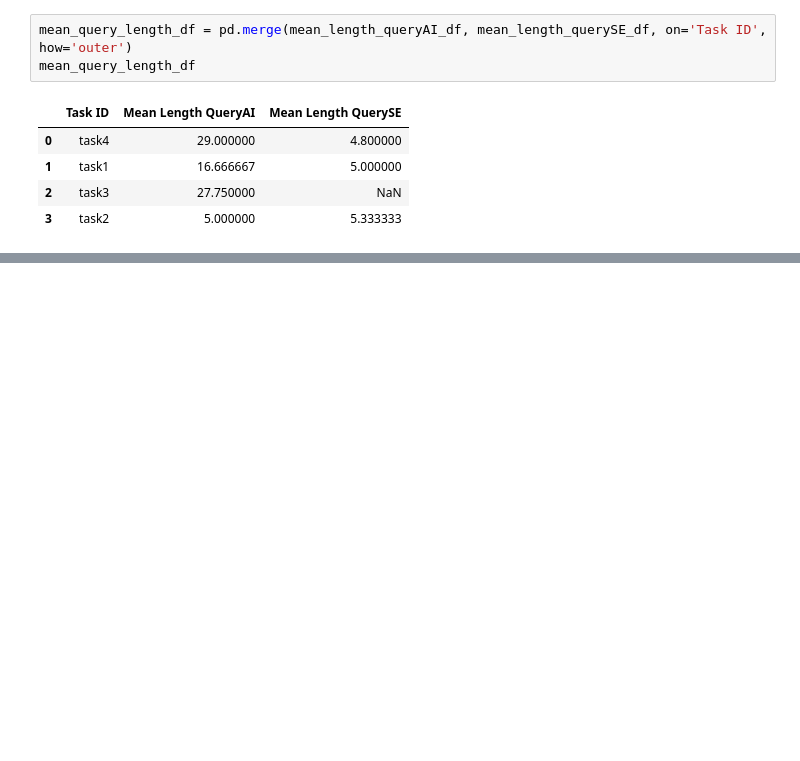
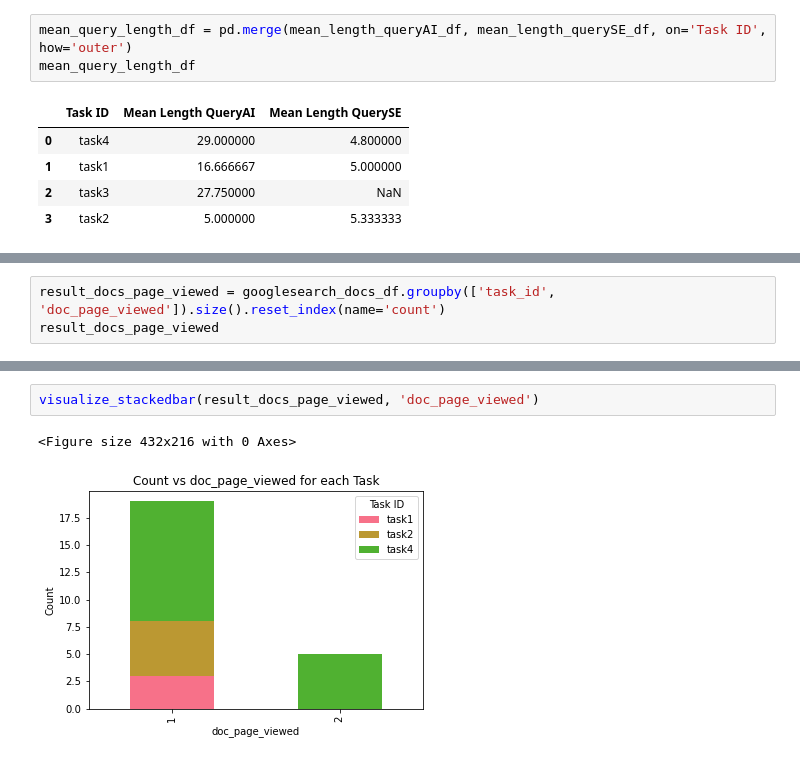
Before and after one commit to nguyetha79/FIRSURVEY-Data-Analysis, a Jupyter notebook: results.ipynb, the cells around one changed output, grey strips where cells are left out. Drawn from its saved outputs; the diff is of its cells as text; blank space fills up the shorter version.

```diff
--- a/results.ipynb
+++ b/results.ipynb
@@ -691,0 +742,3 @@ googlesearch_docs_df.head(10)
+# %%
+result_docs_page_viewed = googlesearch_docs_df.groupby(['task_id', 'doc_page_viewed']).size().reset_index(name='count')
+result_docs_page_viewed
@@ -691,0 +769,5 @@ googlesearch_docs_df.head(10)
+# %%
+visualize_stackedbar(result_docs_page_viewed, 'doc_page_viewed')
+# %% [output]
+<Figure size 432x216 with 0 Axes>
+[figure, added]
```
Also changed, not shown: parts of 29 cells of this notebook.
